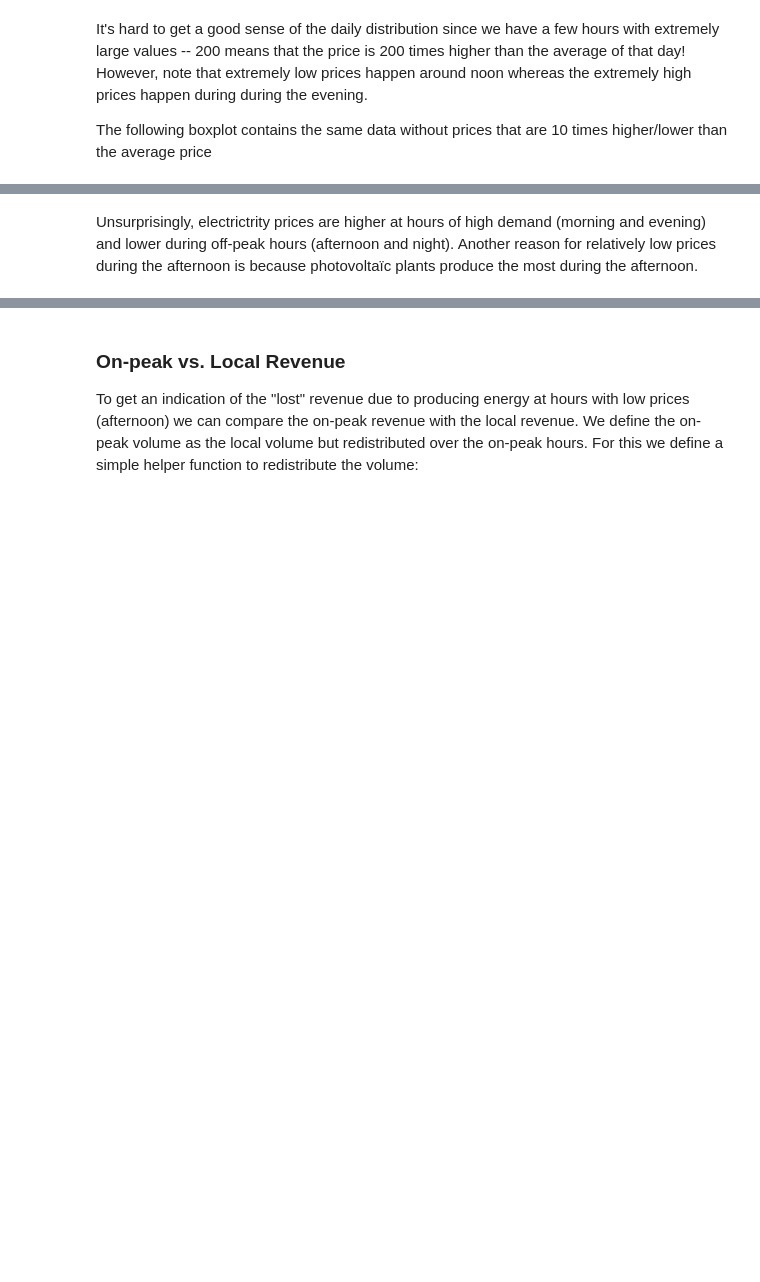
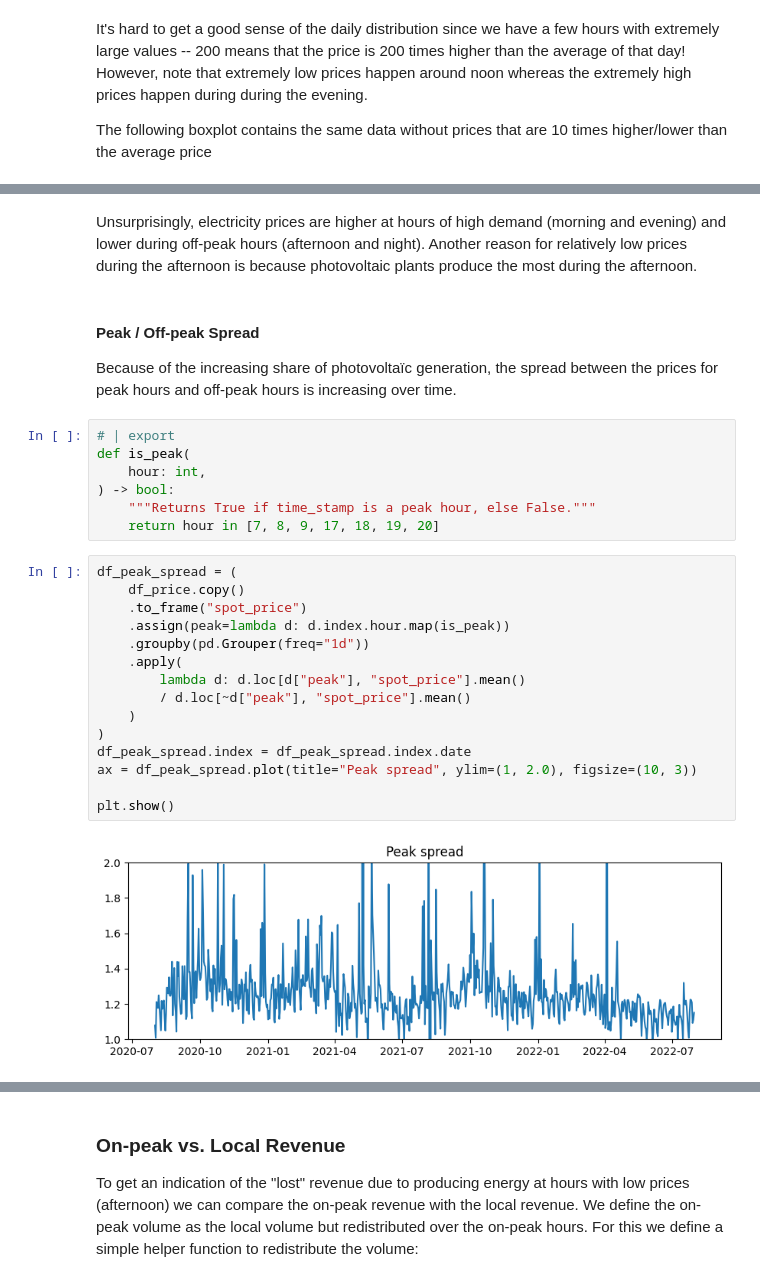
Before and after one commit to markkvdb/energy_storage, a Jupyter notebook: nbs/01_optimal_dispatch.ipynb, the cells around one changed output, grey strips where cells are left out. Drawn from its saved outputs; the diff is of its cells as text; blank space fills up the shorter version.

```diff
--- a/nbs/01_optimal_dispatch.ipynb
+++ b/nbs/01_optimal_dispatch.ipynb
@@ -66,5 +72,33 @@ df_price_normal[df_price_normal["spot_price"].abs() < 10].pivot(index="date", co
 # %% [markdown]
-Unsurprisingly, electrictrity prices are higher at hours of high demand (morning and evening) and lower during off-peak hours (afternoon and night). Another reason for relatively low prices during the afternoon is because photovoltaïc plants produce the most during the afternoon.
+Unsurprisingly, electricity prices are higher at hours of high demand (morning and evening) and lower during off-peak hours (afternoon and night). Another reason for relatively low prices during the afternoon is because photovoltaic plants produce the most during the afternoon.
+# %% [markdown]
+#### Peak / Off-peak Spread
+
+Because of the increasing share of photovoltaïc generation, the spread between the prices for peak hours and off-peak hours is increasing over time.
+# %%
+# | export
+def is_peak(
+    hour: int,
+) -> bool:
+    """Returns True if time_stamp is a peak hour, else False."""
+    return hour in [7, 8, 9, 17, 18, 19, 20]
+# %%
+df_peak_spread = (
+    df_price.copy()
+    .to_frame("spot_price")
+    .assign(peak=lambda d: d.index.hour.map(is_peak))
+    .groupby(pd.Grouper(freq="1d"))
+    .apply(
+        lambda d: d.loc[d["peak"], "spot_price"].mean()
+        / d.loc[~d["peak"], "spot_price"].mean()
+    )
+)
+df_peak_spread.index = df_peak_spread.index.date
+ax = df_peak_spread.plot(title="Peak spread", ylim=(1, 2.0), figsize=(10, 3))
+
+plt.show()
+# %% [output]
+[figure, added]
 # %% [markdown]
 ### Production
 
```
Also changed, not shown: parts of 17 cells of this notebook, 4 other files.
